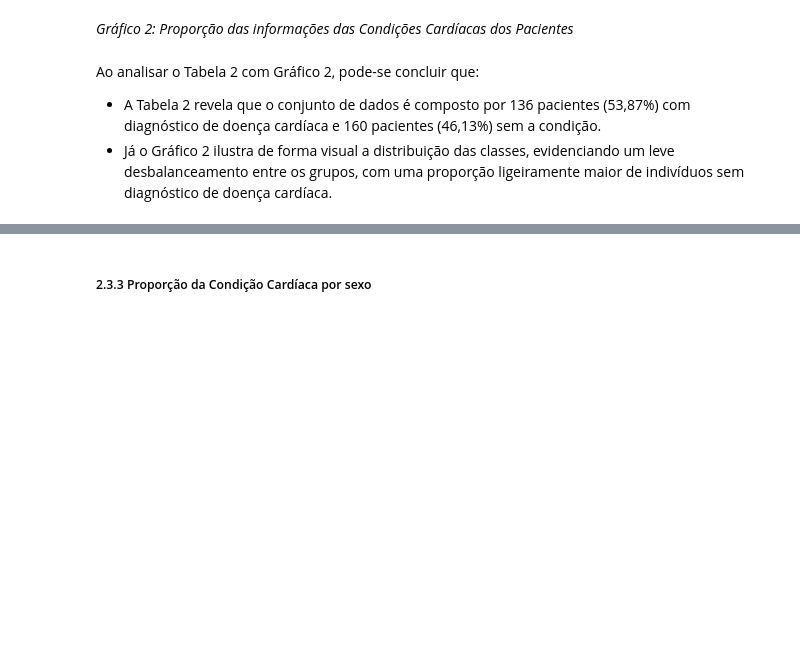
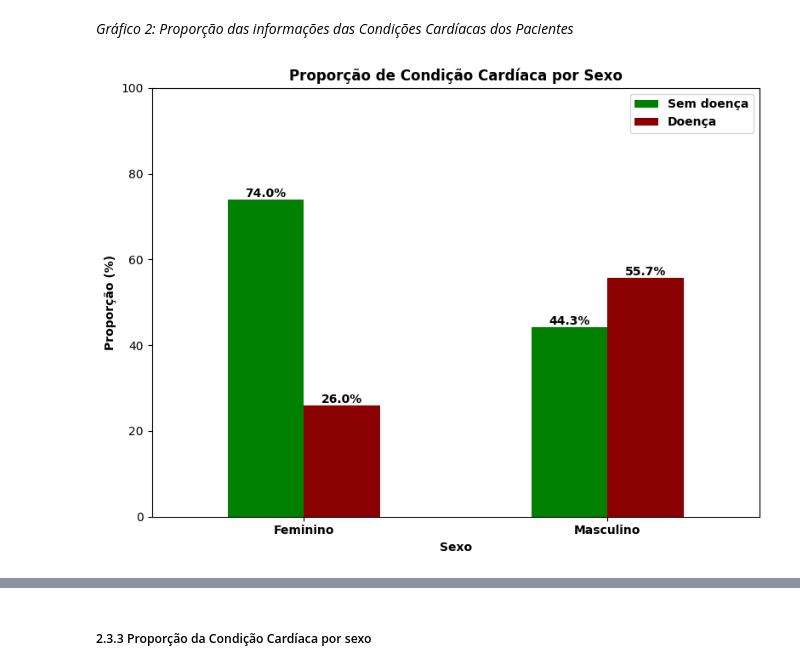
Before and after one commit to luiscpl/PUC_MVP, a Jupyter notebook: MVP_LUIS_CLAUDIO.ipynb, the cells around one changed output, grey strips where cells are left out. Saved outputs shown, nothing was run; the diff lists cells and outputs as text; code cells hidden in the pictures; blank space fills up the shorter version.

```diff
--- a/MVP_LUIS_CLAUDIO.ipynb
+++ b/MVP_LUIS_CLAUDIO.ipynb
@@ -285,7 +327,29 @@ plt.show()
 # %% [markdown]
 *Gráfico 2: Proporção das informações das Condições Cardíacas dos Pacientes*
-# %% [markdown]
-Ao analisar o Tabela 2 com Gráfico 2, pode-se concluir que:
-
-- A Tabela 2 revela que o conjunto de dados é composto por 136 pacientes (53,87%) com diagnóstico de doença cardíaca e 160 pacientes (46,13%) sem a condição.
-- Já o Gráfico 2 ilustra de forma visual a distribuição das classes, evidenciando um leve desbalanceamento entre os grupos, com uma proporção ligeiramente maior de indivíduos sem diagnóstico de doença cardíaca.
+# %%
+# Gráfico de barras: proporção de sexo masculino e feminino por condição cardíaca com labels nas barras
+sexo_condicao_prop = pd.crosstab(df['sex_label'], df['condition_label'], normalize='index') * 100
+
+ax = sexo_condicao_prop[['sem doença', 'doença']].plot(
+    kind='bar',
+    figsize=(8, 6),
+    color=['green', '#8B0000']
+)
+ax.set_xlabel('Sexo', fontweight='bold')
+ax.set_ylabel('Proporção (%)', fontweight='bold')
+ax.set_title('Proporção de Condição Cardíaca por Sexo', fontweight='bold')
+ax.legend(['Sem doença', 'Doença'], prop={'weight': 'bold'})
+ax.set_xticklabels(['Feminino', 'Masculino'], rotation=0, fontweight='bold')
+ax.set_ylim(0, 100)
+
+# Adiciona os valores percentuais nas barras
+for p in ax.patches:
+    height = p.get_height()
+    if height > 0:
+        ax.annotate(f'{height:.1f}%', (p.get_x() + p.get_width() / 2, height),
+                    ha='center', va='bottom', fontweight='bold')
+
+plt.tight_layout()
+plt.show()
+# %% [output]
+[figure, added]
```
Also changed, not shown: parts of 34 cells of this notebook.
